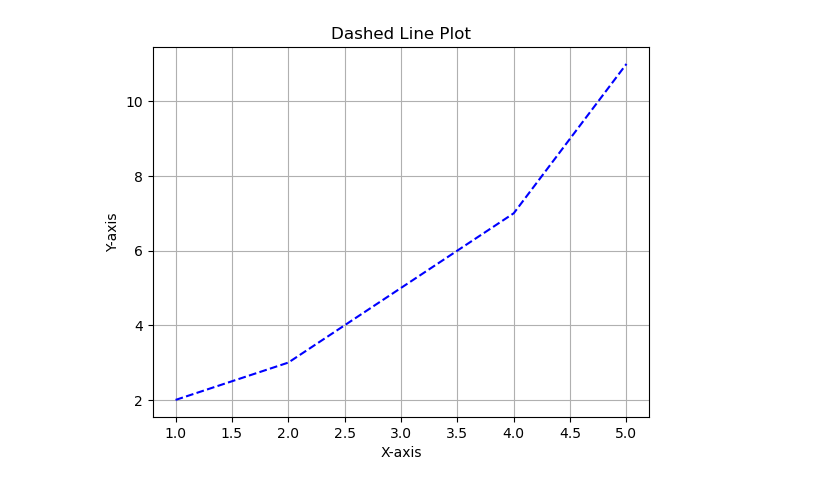
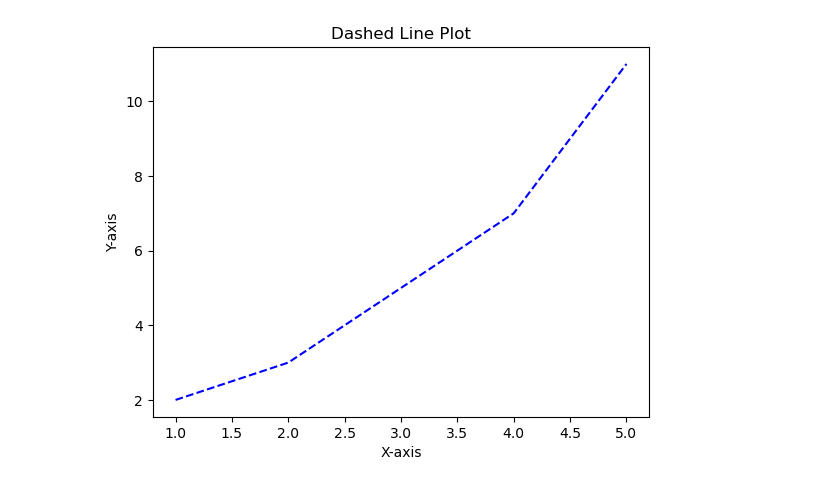
Before and after one commit to KhushiThakur25/ML2-Batch, a Jupyter notebook: Matplotlib.ipynb, the cells around one changed output. Drawn from its saved outputs; the diff is of its cells as text; code cells hidden in the pictures.

```diff
--- a/Matplotlib.ipynb
+++ b/Matplotlib.ipynb
@@ -3,17 +4,17 @@ import matplotlib.pyplot as plt
 # %%
 x = [1, 2, 3, 4, 5]
 y = [2, 3, 5, 7, 11]
 
 # Plotting a dashed line
-plt.plot(x, y, linestyle='--', color='blue')
+plt.plot(x, y, linestyle='--' ,color='blue')
 
 plt.xlabel('X-axis')
 plt.ylabel('Y-axis')
 plt.title('Dashed Line Plot')
-plt.grid(True)
+# plt.grid(True)
 plt.show()
 # %% [output]
-[figure, old version]
+[figure, new version]
 # %%
 x = [1, 2, 3, 4, 5]
 y = [2, 3, 5, 7, 11]
```
Also changed, not shown: parts of 5 cells of this notebook, 1 other file.
